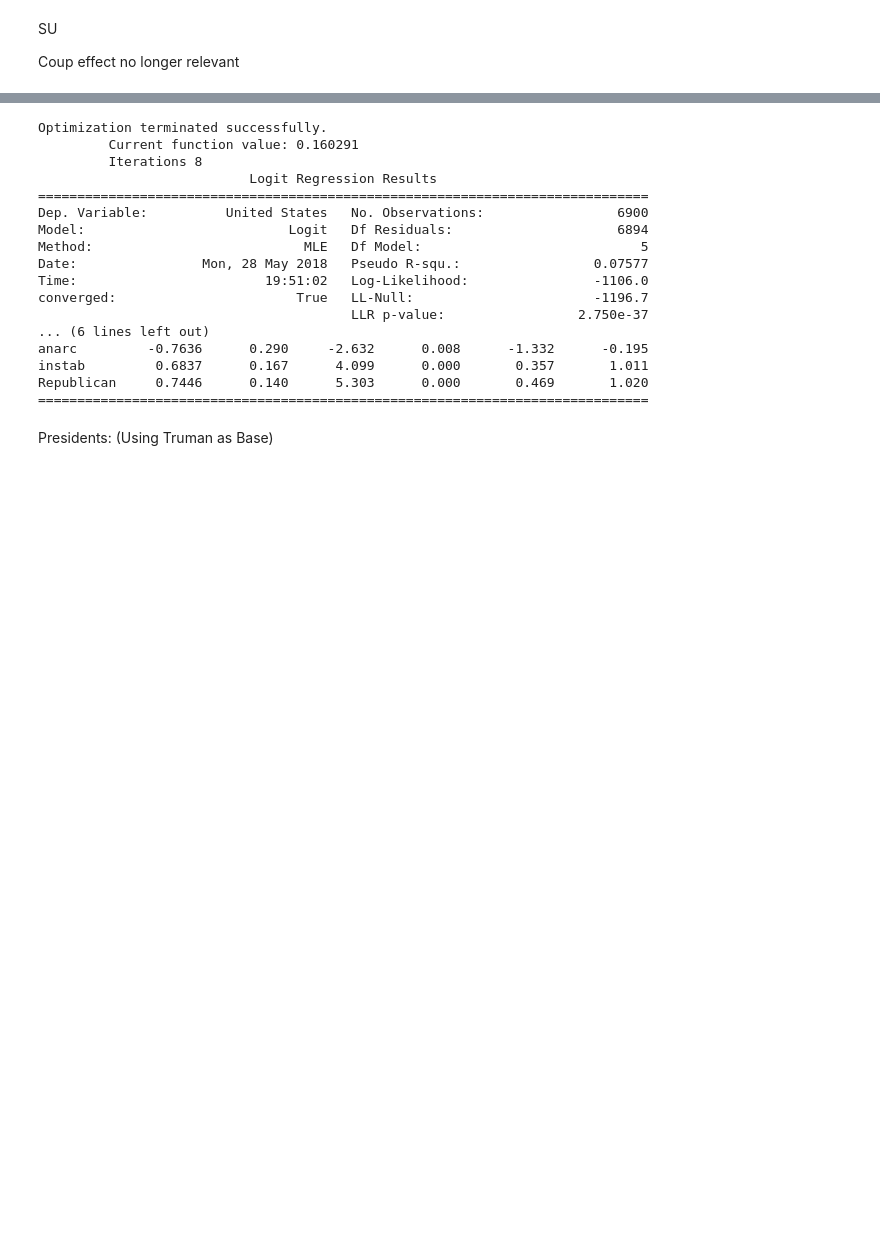
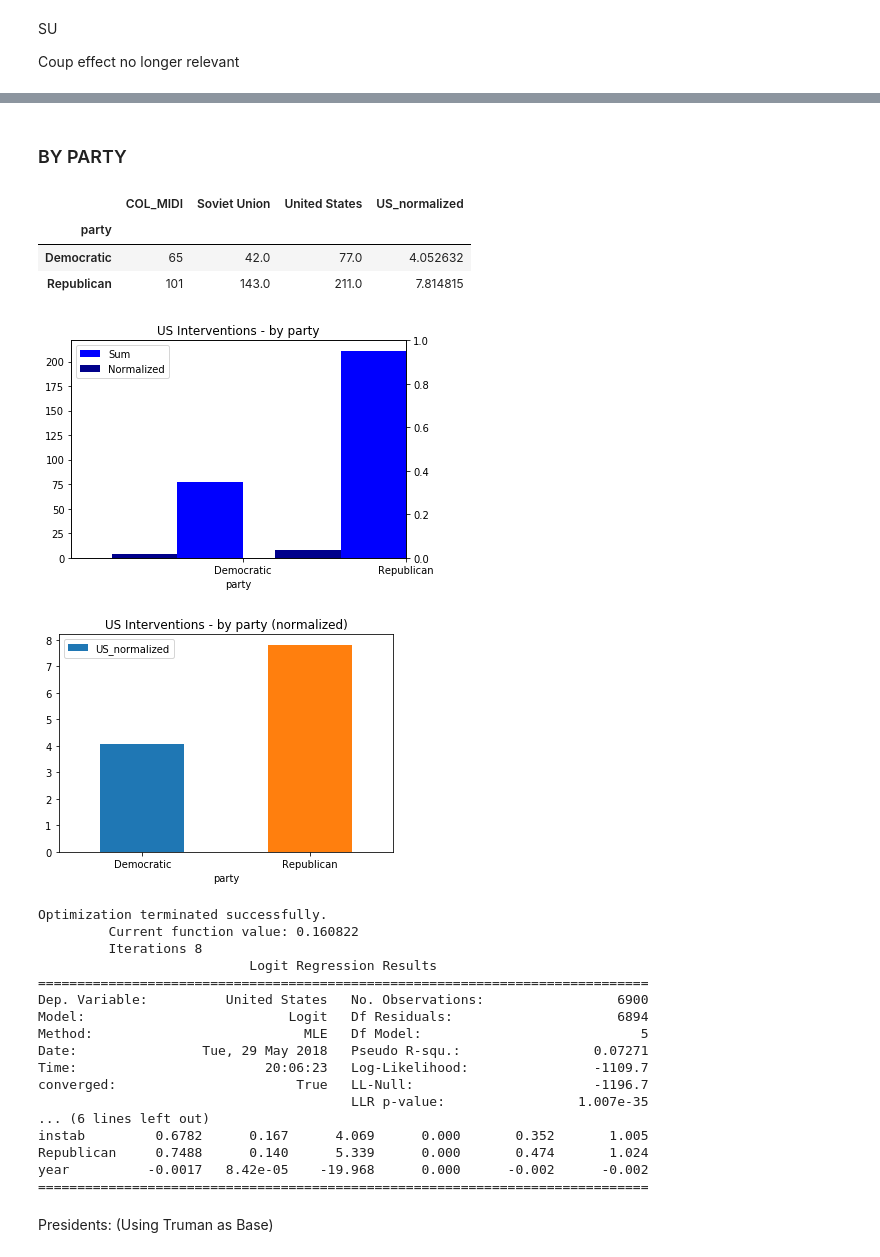
Before and after one commit to Jasper-Koops/Thesis-Cold_War_Interventions, a Jupyter notebook: Analysis.ipynb, the cells around one changed output, grey strips where cells are left out. Cells and saved outputs as stored; diff of their text form; code cells hidden in the pictures; blank space fills up the shorter version.

Commit message:
Expanded the poltical analysis to include Soviet Leaders - Also changed the US analysis - Added normalized scores for all leaders / parties - Improved the graphs, simplified the code

```diff
--- a/Analysis.ipynb
+++ b/Analysis.ipynb
@@ -972,31 +962,65 @@ df_pol
+# %% [markdown]
+### BY PARTY
+# %%
+fig = plt.figure() # Create matplotlib figure
+ax = fig.add_subplot(111) # Create matplotlib axes
+ax2 = ax.twinx() # Create another axes that shares the same x-axis as ax.
+width = 0.4
+
+df_partyN.reset_index().plot.bar(
+    'party', 'United States', rot=30,
+    title='US Interventions - by party',
+    color='blue', ax=ax, width=width, position=1,
+    label='Sum', legend=True)
+
+df_partyN.reset_index().plot.bar(
+    'party', 'US_normalized', rot=0,
+    title='US Interventions - by party',
+    color='darkblue', ax=ax, width=width, position=2,
+    label='Normalized', legend=True)
+
+
+df_partyN[['COL_MIDI', 'United States', 'Soviet Union']]
+df_partyN.reset_index(
+).plot.bar('party', 'US_normalized',
+           rot=0, title='US Interventions - by party (normalized)')
+
+df_partyN
+# %% [output]
+|  | COL_MIDI | Soviet Union | United States | US_normalized |
+| party |  |  |  |  |
+| Democratic | 65 | 42.0 | 77.0 | 4.052632 |
+| Republican | 101 | 143.0 | 211.0 | 7.814815 |
+[figure, added]
+[figure, added]
 # %%
 print(run([
  'democ',
- 'anoc',
  'autoc',
  'anarc',
  'instab',
  'Republican',
+ 'year',
 
 ],
  'United States'))
 # %% [output]
 Optimization terminated successfully.
-         Current function value: 0.160291
+         Current function value: 0.160822
          Iterations 8
                            Logit Regression Results
 ==============================================================================
 Dep. Variable:          United States   No. Observations:                 6900
 Model:                          Logit   Df Residuals:                     6894
 Method:                           MLE   Df Model:                            5
-Date:                Mon, 28 May 2018   Pseudo R-squ.:                 0.07577
-Time:                        19:51:02   Log-Likelihood:                -1106.0
+Date:                Tue, 29 May 2018   Pseudo R-squ.:                 0.07271
+Time:                        20:06:23   Log-Likelihood:                -1109.7
 converged:                       True   LL-Null:                       -1196.7
-                                        LLR p-value:                 2.750e-37
+                                        LLR p-value:                 1.007e-35
 ... (6 lines left out)
-anarc         -0.7636      0.290     -2.632      0.008      -1.332      -0.195
-instab         0.6837      0.167      4.099      0.000       0.357       1.011
-Republican     0.7446      0.140      5.303      0.000       0.469       1.020
+instab         0.6782      0.167      4.069      0.000       0.352       1.005
+Republican     0.7488      0.140      5.339      0.000       0.474       1.024
+year          -0.0017   8.42e-05    -19.968      0.000      -0.002      -0.002
 ==============================================================================
 # %% [markdown]
 Presidents:
```
Also changed, not shown: parts of 52 cells of this notebook, 2 other files.
